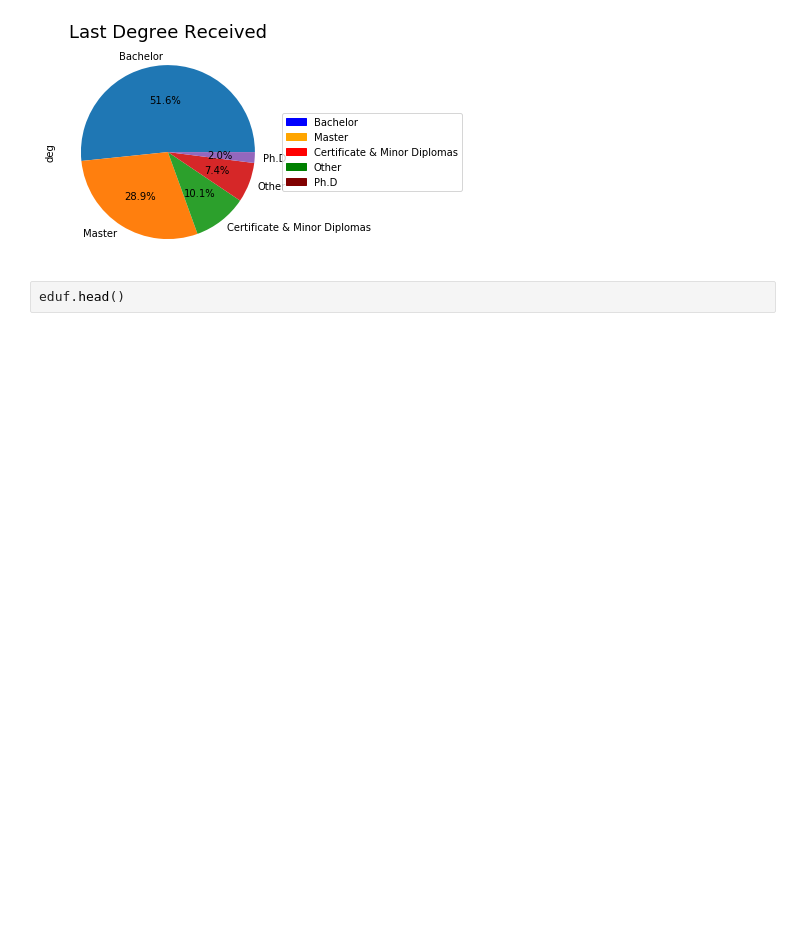
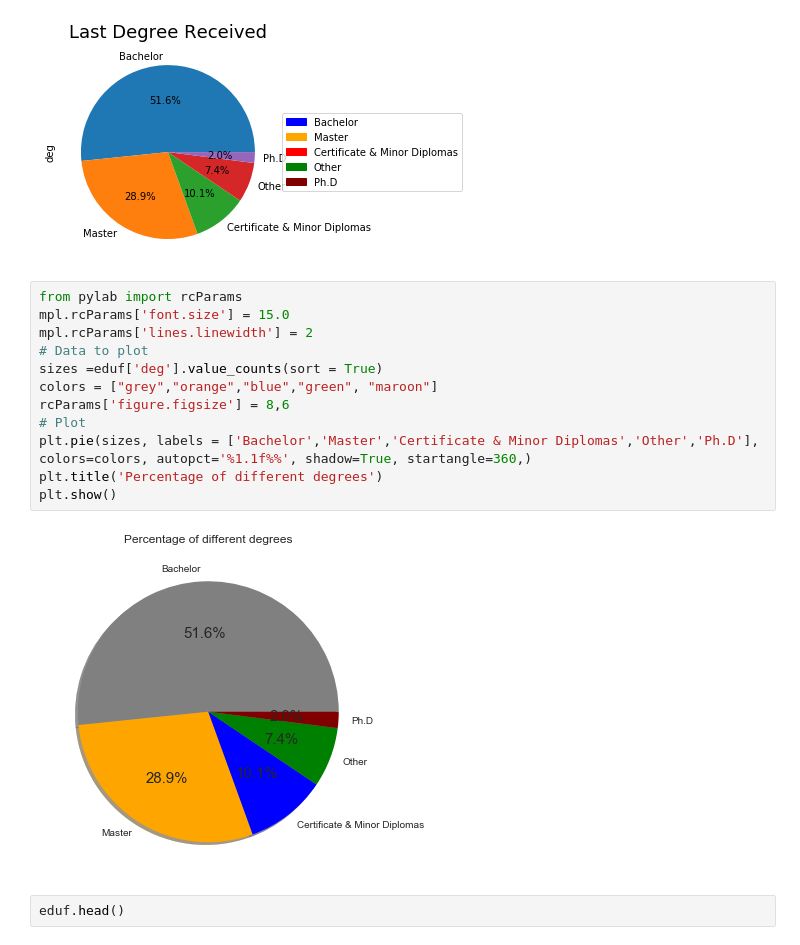
Before and after one commit to B1o0b1/Ayiti_analytics_capstone_project, a Jupyter notebook: initial_notebook.ipynb, the cells around one changed output. Drawn from its saved outputs; the diff is of its cells as text; blank space fills up the shorter version.

```diff
--- a/initial_notebook.ipynb
+++ b/initial_notebook.ipynb
@@ -1441,6 +1447,20 @@ plt.legend(handles=[Bachelor,Master,Certificate_minD,Other,PhD], loc='center lef
 # %% [output]
 <matplotlib.legend.Legend at 0x...>
 [figure]
+# %%
+from pylab import rcParams
+mpl.rcParams['font.size'] = 15.0
+mpl.rcParams['lines.linewidth'] = 2
+# Data to plot
+sizes =eduf['deg'].value_counts(sort = True)
+colors = ["grey","orange","blue","green", "maroon"]
+rcParams['figure.figsize'] = 8,6
+# Plot
+plt.pie(sizes, labels = ['Bachelor','Master','Certificate & Minor Diplomas','Other','Ph.D'], colors=colors, autopct='%1.1f%%', shadow=True, startangle=360,)
+plt.title('Percentage of different degrees')
+plt.show()
+# %% [output]
+[figure, added]
 # %%
 eduf.head()
 # %% [output]
```
Also changed, not shown: parts of 108 cells of this notebook, 1 other file.
